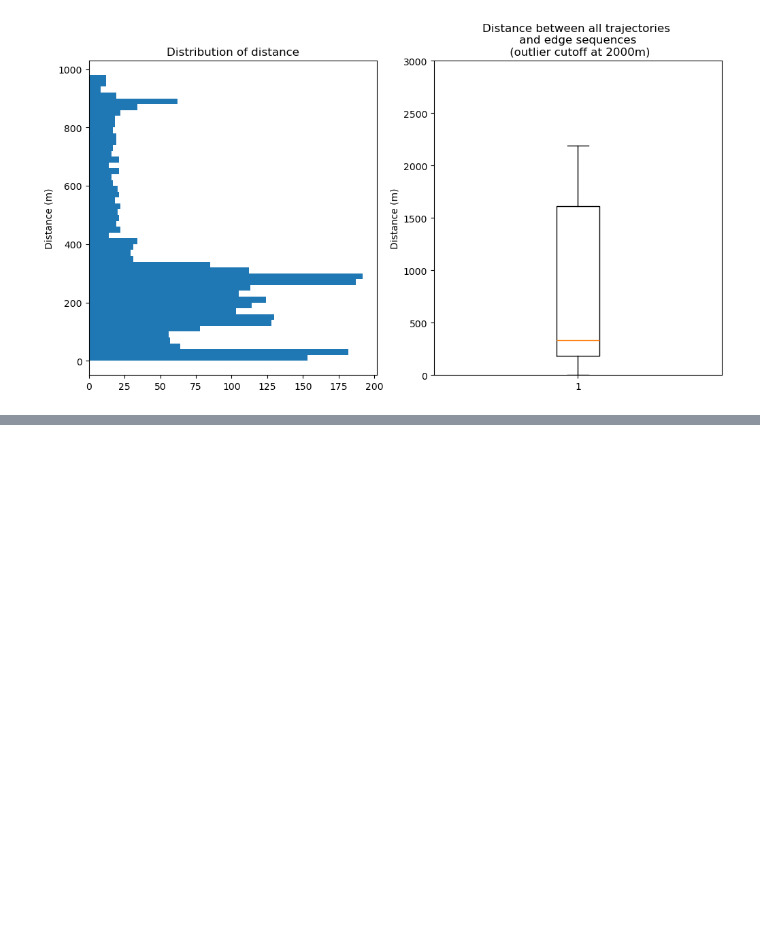
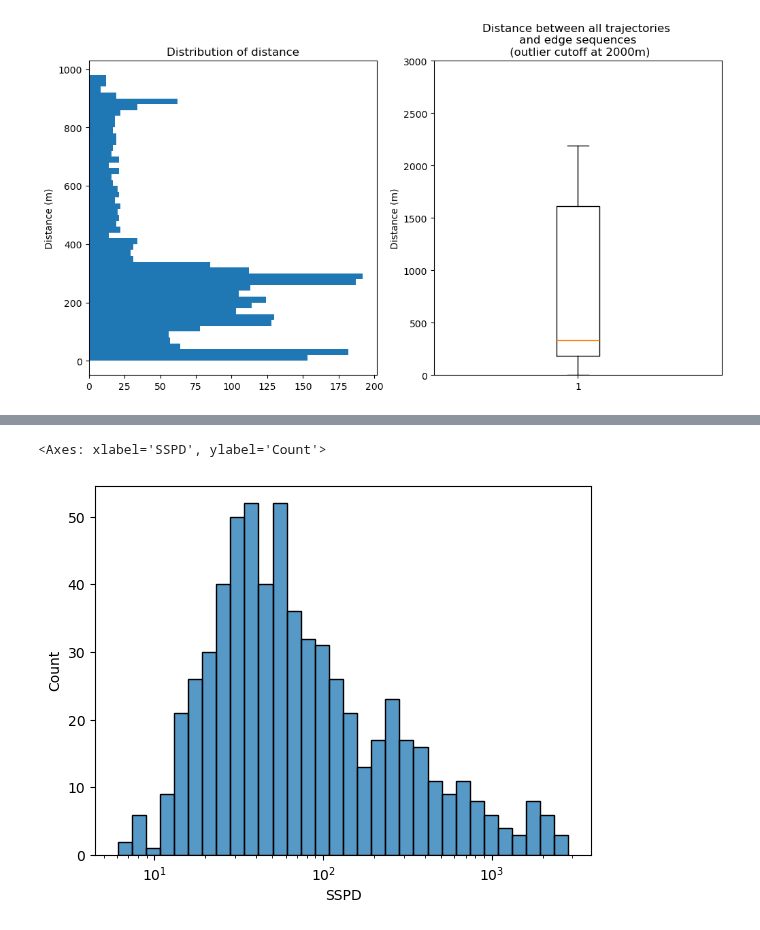
Before and after one commit to vhffm/maritime_route_prediction, a Jupyter notebook: notebooks/EVAL_MTN_by_shipgroup.ipynb, the cells around one changed output, grey strips where cells are left out. Drawn from its saved outputs; the diff is of its cells as text; code cells hidden in the pictures; blank space fills up the shorter version.

Commit message:
stats and export for SSPD and distances

```diff
--- a/notebooks/EVAL_MTN_by_shipgroup.ipynb
+++ b/notebooks/EVAL_MTN_by_shipgroup.ipynb
@@ -126,0 +130,5 @@ axes[1].set_ylim([0, 3000])
+# %%
+# what's the spread in SSPD?
+sspd = all_evaluation_results_meta['SSPD']
+sspd = sspd[~np.isnan(sspd)]
+sspd.describe()
@@ -126,0 +145,5 @@ axes[1].set_ylim([0, 3000])
+# %%
+sns.histplot(sspd, bins=32, log_scale=True)
+# %% [output]
+<Axes: xlabel='SSPD', ylabel='Count'>
+[figure, added]
```
Also changed, not shown: parts of 9 cells of this notebook.
